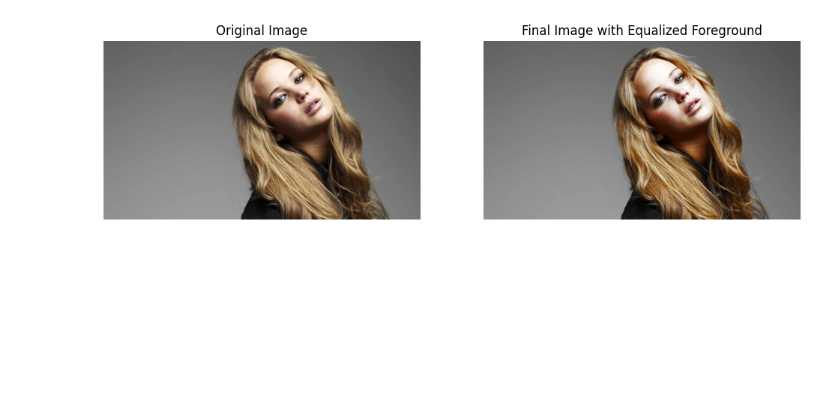
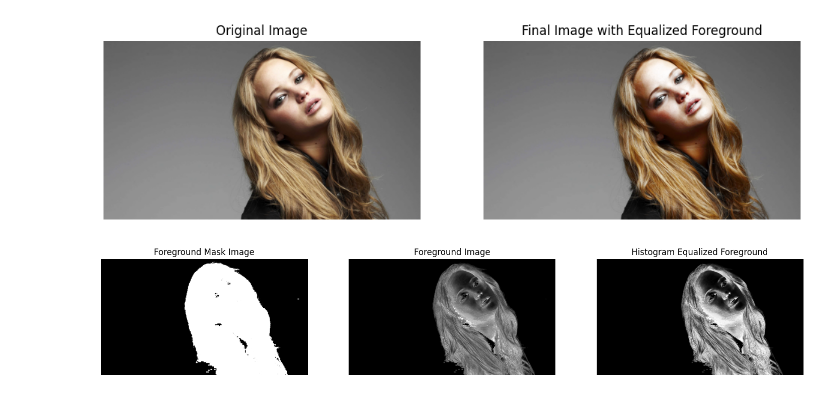
Before and after one commit to akhilaprabodha/EN3160-Image-Processing-and-Machine-Vision-Lab-Experiments, a Jupyter notebook: assignment_1/q6.ipynb, the cells around one changed output. Cells and saved outputs as stored; diff of their text form; code cells hidden in the pictures; blank space fills up the shorter version.

```diff
--- a/assignment_1/q6.ipynb
+++ b/assignment_1/q6.ipynb
@@ -146,3 +151,24 @@ plt.axis('off')
 plt.show()
 # %% [output]
 [figure]
+# %%
+# display Foreground Mask Image, Foreground Image, Histogram Equalized Foreground in one row
+plt.figure(figsize=(18, 6))
+plt.subplot(1, 3, 1)
+plt.imshow(mask, cmap='gray')
+plt.title('Foreground Mask Image')
+plt.axis('off')
+
+plt.subplot(1, 3, 2)
+plt.imshow(foreground, cmap='gray')
+plt.title('Foreground Image')
+plt.axis('off')
+
+plt.subplot(1, 3, 3)
+plt.imshow(equalized_image, cmap='gray')
+plt.title('Histogram Equalized Foreground')
+plt.axis('off')
+
+plt.show()
+# %% [output]
+[figure, added]
```
Also changed, not shown: parts of 3 cells of this notebook, 4 other files.
